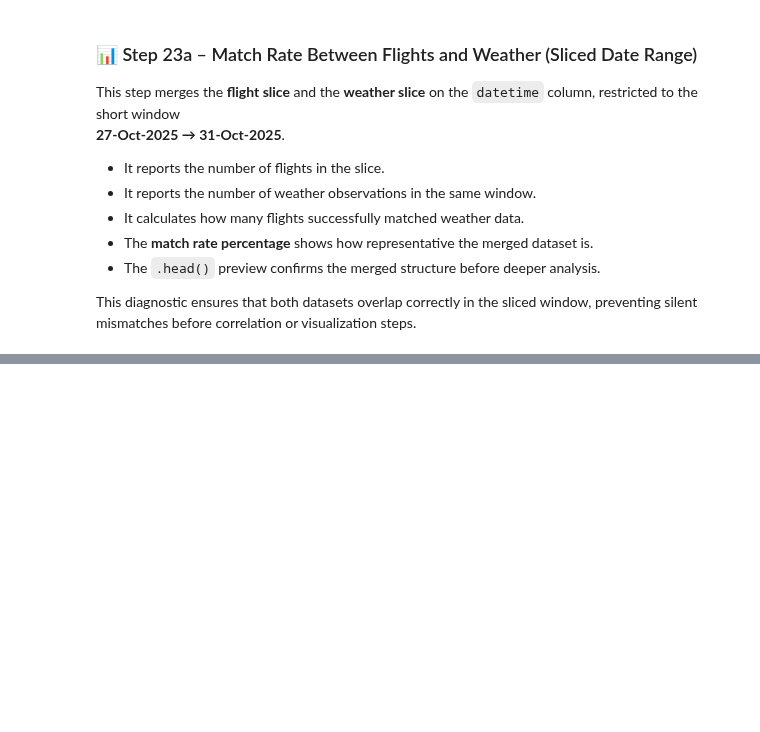
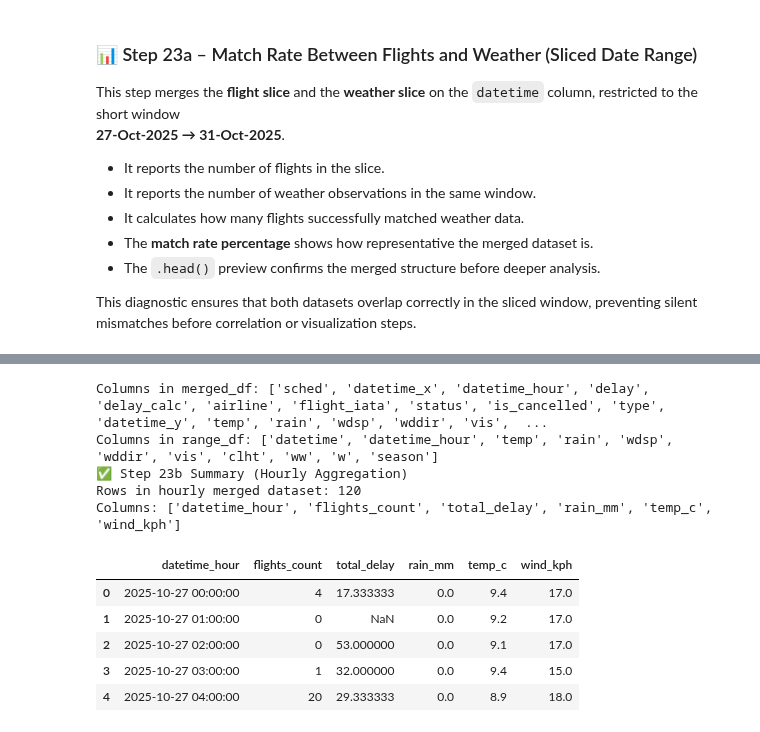
Before and after one commit to ECronin1973/programming-for-data-analytics, a Jupyter notebook: project/flight_reroute_dub.ipynb, the cells around one changed output, grey strips where cells are left out. Saved outputs shown, nothing was run; the diff lists cells and outputs as text; code cells hidden in the pictures; blank space fills up the shorter version.

```diff
--- a/project/flight_reroute_dub.ipynb
+++ b/project/flight_reroute_dub.ipynb
@@ -2534 +2387,73 @@ print(f"📊 Final dataset contains {len(merged_df)} rows")
+# %%
+# 📊 Step 23b – Aggregate Hourly Flight Delays with Weather
+
+# --- Check available columns first ---
+print("Columns in merged_df:", merged_df.columns.tolist())
+print("Columns in range_df:", range_df.columns.tolist())
+
+# --- Aggregate flights by hour ---
+hourly_flights = (
+    merged_df
+    .groupby('datetime_hour')
+    .agg({
+        'flight_iata': 'count',     # number of flights
+        'delay_calc': 'sum',        # total delay minutes
+        'delay_calc': 'mean'        # average delay minutes
+    })
+    .rename(columns={
+        'flight_iata': 'flights_count',
+        'delay_calc': 'total_delay'  # careful: rename after aggregation
+    })
+    .reset_index()
+)
+
+# --- Aggregate weather by hour ---
+hourly_weather = (
+    range_df
+    .groupby('datetime_hour')
+    .agg({
+        'rain': 'sum',
+        'temp': 'mean',
+        'wdsp': 'mean'
+    })
+    .rename(columns={
+        'rain': 'rain_mm',
+        'temp': 'temp_c',
+        'wdsp': 'wind_kph'
+    })
+    .reset_index()
+)
+
+# --- Merge aggregated flights with hourly weather ---
+hourly_merged = pd.merge(
+    hourly_flights,
+    hourly_weather,
+    on='datetime_hour',
+    how='inner',
+    validate='1:1'
+)
+
+# --- Save to CSV for reproducibility ---
+output_path = "data/merged_23b_hourly_flights_weather.csv"
+hourly_merged.to_csv(output_path, index=False)
+
+# --- Summary diagnostics ---
+print("✅ Step 23b Summary (Hourly Aggregation)")
+print(f"Rows in hourly merged dataset: {len(hourly_merged)}")
+print("Columns:", hourly_merged.columns.tolist())
+
+# --- Preview aggregated dataset ---
+display(hourly_merged.head())
+# %% [output]
+Columns in merged_df: ['sched', 'datetime_x', 'datetime_hour', 'delay', 'delay_calc', 'airline', 'flight_iata', 'status', 'is_cancelled', 'type', 'datetime_y', 'temp', 'rain', 'wdsp', 'wddir', 'vis',  ...
+Columns in range_df: ['datetime', 'datetime_hour', 'temp', 'rain', 'wdsp', 'wddir', 'vis', 'clht', 'ww', 'w', 'season']
+✅ Step 23b Summary (Hourly Aggregation)
+Rows in hourly merged dataset: 120
+Columns: ['datetime_hour', 'flights_count', 'total_delay', 'rain_mm', 'temp_c', 'wind_kph']
+|  | datetime_hour | flights_count | total_delay | rain_mm | temp_c | wind_kph |
+| 0 | 2025-10-27 00:00:00 | 4 | 17.333333 | 0.0 | 9.4 | 17.0 |
+| 1 | 2025-10-27 01:00:00 | 0 | NaN | 0.0 | 9.2 | 17.0 |
+| 2 | 2025-10-27 02:00:00 | 0 | 53.000000 | 0.0 | 9.1 | 17.0 |
+| 3 | 2025-10-27 03:00:00 | 1 | 32.000000 | 0.0 | 9.4 | 15.0 |
+| 4 | 2025-10-27 04:00:00 | 20 | 29.333333 | 0.0 | 8.9 | 18.0 |
 # %% [markdown]
```
Also changed, not shown: parts of 13 cells of this notebook, 6 other files.
